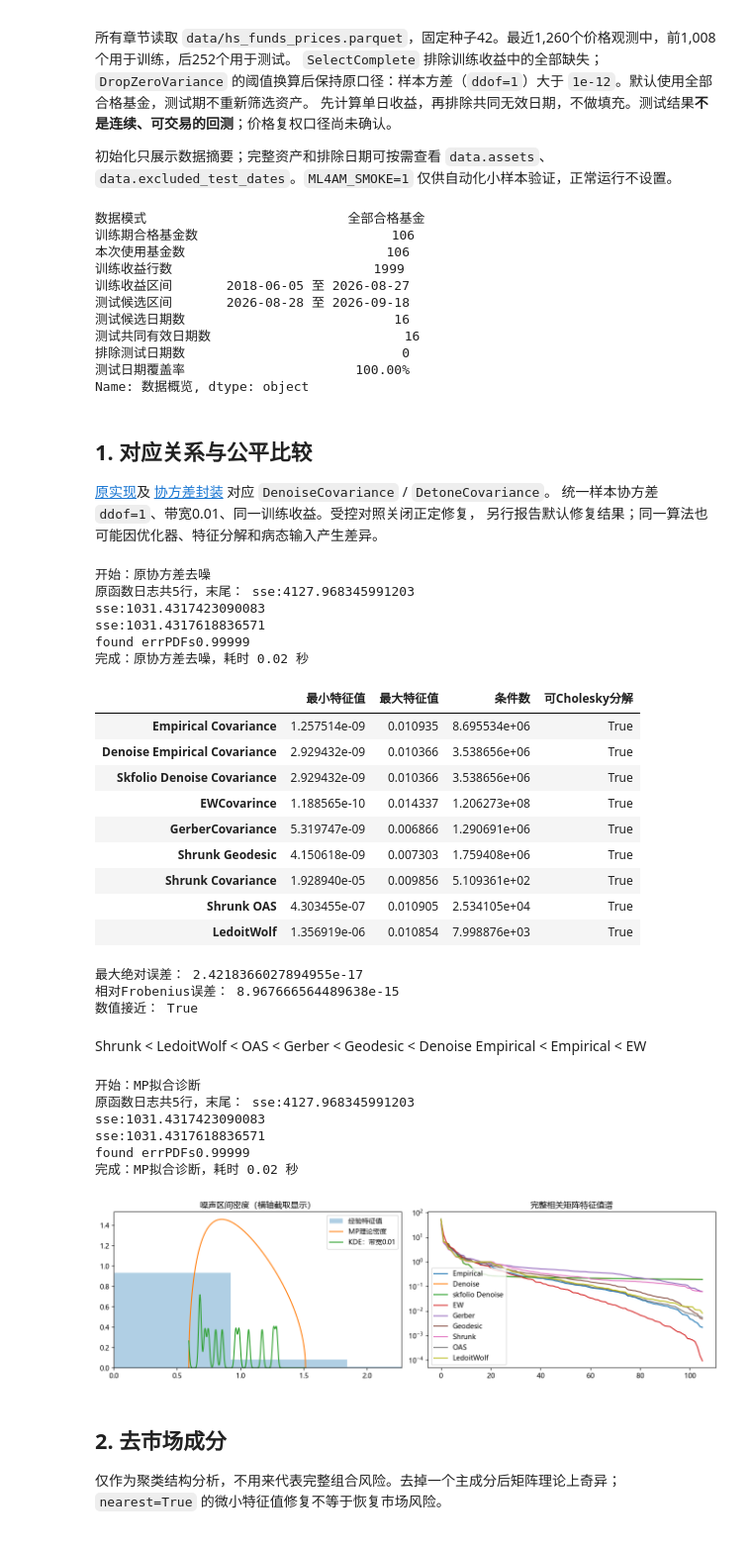
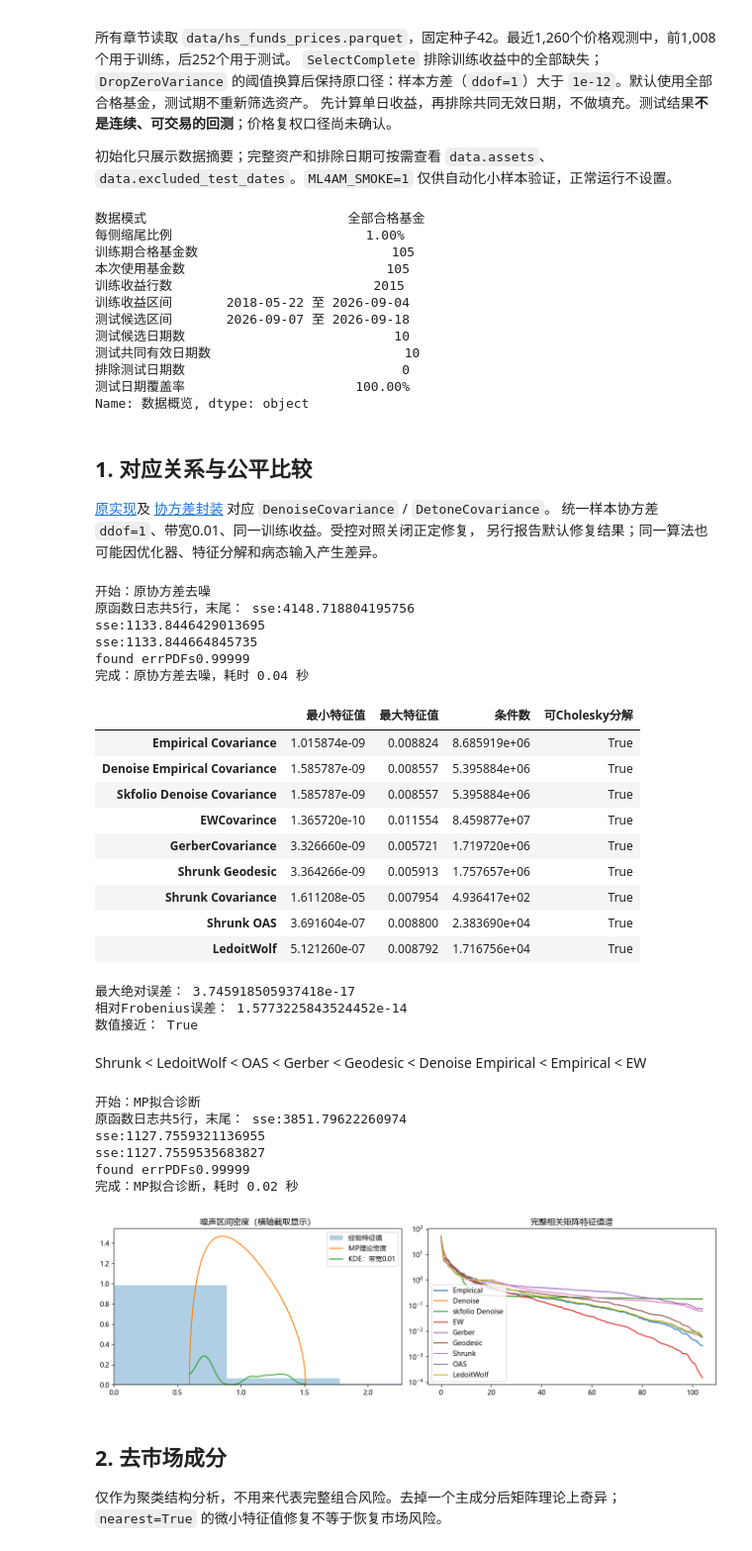
Before and after one commit to wang-jinghui/ML4AM, a Jupyter notebook: ch2_denoising_and_detoning.ipynb, the cells around one changed output. Shown at 99% size. Cells and saved outputs as stored; diff of their text form; code cells hidden in the pictures.

```diff
--- a/ch2_denoising_and_detoning.ipynb
+++ b/ch2_denoising_and_detoning.ipynb
@@ -22,18 +22,19 @@ RUN_EXPENSIVE = False
 setup_notebook(SEED)
 # %%
 
-data = load_data(window=2016, train_prices=2000)
+data = load_data(window=2026, train_prices=2016, p=0.01)
 X_train, X_test, assets = data.X_train, data.X_test, data.assets
 display(data.summary())
 # %% [output]
 数据模式                          全部合格基金
-训练期合格基金数                         106
-本次使用基金数                          106
-训练收益行数                          1999
-训练收益区间       2018-06-05 至 2026-08-27
-测试候选区间       2026-08-28 至 2026-09-18
-测试候选日期数                           16
-测试共同有效日期数                         16
+每侧缩尾比例                         1.00%
+训练期合格基金数                         105
+本次使用基金数                          105
+训练收益行数                          2015
+训练收益区间       2018-05-22 至 2026-09-04
+测试候选区间       2026-09-07 至 2026-09-18
+测试候选日期数                           10
+测试共同有效日期数                         10
 排除测试日期数                            0
 测试日期覆盖率                      100.00%
 Name: 数据概览, dtype: object
@@ -91,60 +92,60 @@ if data.smoke:
     np.testing.assert_allclose(old_cov, empirical_cov, rtol=1e-5, atol=1e-10)
 # %% [output]
 开始：原协方差去噪
-原函数日志共5行，末尾： sse:4127.968345991203
-sse:1031.4317423090083
-sse:1031.4317618836571
+原函数日志共5行，末尾： sse:4148.718804195756
+sse:1133.8446429013695
+sse:1133.844664845735
 found errPDFs0.99999
-完成：原协方差去噪，耗时 0.02 秒
+完成：原协方差去噪，耗时 0.04 秒
 |  | 最小特征值 | 最大特征值 | 条件数 | 可Cholesky分解 |
-| Empirical Covariance | 1.257514e-09 | 0.010935 | 8.695534e+06 | True |
-| Denoise Empirical Covariance | 2.929432e-09 | 0.010366 | 3.538656e+06 | True |
-| Skfolio Denoise Covariance | 2.929432e-09 | 0.010366 | 3.538656e+06 | True |
-| EWCovarince | 1.188565e-10 | 0.014337 | 1.206273e+08 | True |
-| GerberCovariance | 5.319747e-09 | 0.006866 | 1.290691e+06 | True |
-| Shrunk Geodesic | 4.150618e-09 | 0.007303 | 1.759408e+06 | True |
-| Shrunk Covariance | 1.928940e-05 | 0.009856 | 5.109361e+02 | True |
-| Shrunk OAS | 4.303455e-07 | 0.010905 | 2.534105e+04 | True |
-| LedoitWolf | 1.356919e-06 | 0.010854 | 7.998876e+03 | True |
+| Empirical Covariance | 1.015874e-09 | 0.008824 | 8.685919e+06 | True |
+| Denoise Empirical Covariance | 1.585787e-09 | 0.008557 | 5.395884e+06 | True |
+| Skfolio Denoise Covariance | 1.585787e-09 | 0.008557 | 5.395884e+06 | True |
+| EWCovarince | 1.365720e-10 | 0.011554 | 8.459877e+07 | True |
+| GerberCovariance | 3.326660e-09 | 0.005721 | 1.719720e+06 | True |
+| Shrunk Geodesic | 3.364266e-09 | 0.005913 | 1.757657e+06 | True |
+| Shrunk Covariance | 1.611208e-05 | 0.007954 | 4.936417e+02 | True |
+| Shrunk OAS | 3.691604e-07 | 0.008800 | 2.383690e+04 | True |
+| LedoitWolf | 5.121260e-07 | 0.008792 | 1.716756e+04 | True |
-最大绝对误差： 2.4218366027894955e-17
-相对Frobenius误差： 8.967666564489638e-15
+最大绝对误差： 3.745918505937418e-17
+相对Frobenius误差： 1.5773225843524452e-14
 数值接近： True
 # %% [markdown]
 Shrunk < LedoitWolf < OAS < Gerber < Geodesic < Denoise Empirical < Empirical < EW
 # %%
 corr = original_mp.cov2corr(cov)
 eigenvalues, eigenvectors = original_mp.getPCA(corr)
 eigenvalues = np.real_if_close(eigenvalues).astype(float)
 eigenvectors = np.real_if_close(eigenvectors).astype(float)
 (max_noise, noise_variance), _ = timed('MP拟合诊断', lambda: quiet(
-    lambda: original_mp.findMaxEval(np.diag(eigenvalues), q, .01)))
+    lambda: original_mp.findMaxEval(np.diag(eigenvalues), q, 0.1)))
 pdf = original_mp.mpPDF(noise_variance, q, 1000)
-kde = original_mp.fitKDE(np.diag(eigenvalues), bWidth=.01, x=pdf.index.to_numpy())
+kde = original_mp.fitKDE(np.diag(eigenvalues), bWidth=.05, x=pdf.index.to_numpy())
 
 fig, axes = plt.subplots(1, 2, figsize=(13, 4))
 axes[0].hist(np.diag(eigenvalues), bins=60, density=True, alpha=.35, label='经验特征值')
 axes[0].plot(pdf.index, pdf.values, label='MP理论密度')
 axes[0].plot(kde.index, kde.values, label='KDE：带宽0.01')
 axes[0].set_xlim(0, max_noise*1.5)
 axes[0].set_title('噪声区间密度（横轴截取显示）')
 for name, value in {'Empirical': cov, 'Denoise': old_cov, 'skfolio Denoise': empirical_cov,
                     'EW':ew_cov, 'Gerber': gerber_cov, 'Geodesic': geo_shrunk_cov,
                     'Shrunk': shrunk_cov, 'OAS': oas_cov, 'LedoitWolf': ledo_cov}.items():
     spectrum = np.linalg.eigvalsh(cov_to_corr(value)[0])[::-1]
     axes[1].plot(spectrum, label=name)
 axes[1].set_yscale('symlog', linthresh=1e-10)
 axes[1].set_title('完整相关矩阵特征值谱')
 for axis in axes:
     axis.legend()
 plt.tight_layout(); plt.show()
 # %% [output]
 开始：MP拟合诊断
-原函数日志共5行，末尾： sse:4127.968345991203
-sse:1031.4317423090083
-sse:1031.4317618836571
+原函数日志共5行，末尾： sse:3851.79622260974
+sse:1127.7559321136955
+sse:1127.7559535683827
 found errPDFs0.99999
 完成：MP拟合诊断，耗时 0.02 秒
-[figure, old version]
+[figure, new version]
 # %% [markdown]
 ## 2. 去市场成分
 仅作为聚类结构分析，不用来代表完整组合风险。去掉一个主成分后矩阵理论上奇异；
```
Also changed, not shown: parts of 2 cells of this notebook.
